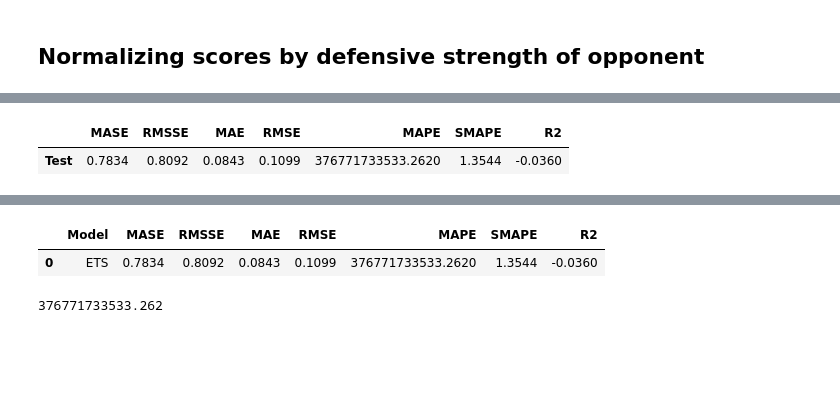
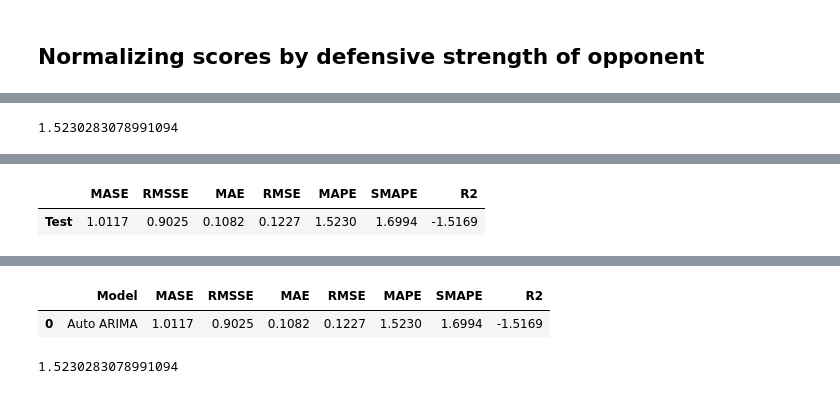
Before and after one commit to bishopcurtisj/DATA5630_Final_Project, a Jupyter notebook: src/econometrics_ML.ipynb, the cells around one changed output, grey strips where cells are left out. Cells and saved outputs as stored; diff of their text form; code cells hidden in the pictures; blank space fills up the shorter version.

```diff
--- a/src/econometrics_ML.ipynb
+++ b/src/econometrics_ML.ipynb
@@ -208,14 +218,14 @@ X = spurs[['Lag1', 'Lag2', 'Lag3']]
 y = spurs['score_diff']
 
 # Split the data
-test_range=int(len(spurs)*0.2)
+test_range=16
 
 
 X_train, X_test = X[:-test_range], X[-test_range:]
 y_train, y_test = y[:-test_range], y[-test_range:]
 # %%
 exp = TSForecastingExperiment()
-exp = setup(data = spurs, target = 'score_diff', fh = test_range-1, session_id=1000)
+exp = setup(data = spurs, target = 'score_diff', fh = 16, session_id=1000)
 exp.check_stats(test='adf')
 # %% [output]
 |  | Description | Value |
@@ -267,14 +284,21 @@ BaseCdsDtForecaster(fe_target_rr=[WindowSummarizer(lag_feature={'lag': [7, 6, 5,
+# %%
+mape_test = mean_absolute_percentage_error(y_test, y_test_pred)
+mape_test
+# %% [output]
+1.5230283078991094
 # %%
-auto_ets = exp.create_model('ets', cross_validation=False)
+auto_arima = exp.create_model('auto_arima', cross_validation=False)
 
-y_test_pred = exp.predict_model(auto_ets, fh=fh)
+
+y_test_pred = exp.predict_model(auto_arima, fh=test_range)
+
 mape_test = mean_absolute_percentage_error(y_test, y_test_pred)
 mape_test
 # %% [output]
 [interactive output not drawn]
 |  | MASE | RMSSE | MAE | RMSE | MAPE | SMAPE | R2 |
-| Test | 0.7834 | 0.8092 | 0.0843 | 0.1099 | 376771733533.2620 | 1.3544 | -0.0360 |
+| Test | 1.0117 | 0.9025 | 0.1082 | 0.1227 | 1.5230 | 1.6994 | -1.5169 |
 [interactive output not drawn]
 |  | Model | MASE | RMSSE | MAE | RMSE | MAPE | SMAPE | R2 |
-| 0 | ETS | 0.7834 | 0.8092 | 0.0843 | 0.1099 | 376771733533.2620 | 1.3544 | -0.0360 |
+| 0 | Auto ARIMA | 1.0117 | 0.9025 | 0.1082 | 0.1227 | 1.5230 | 1.6994 | -1.5169 |
-376771733533.262
+1.5230283078991094
```
Also changed, not shown: parts of 21 cells of this notebook, 10 other files.
